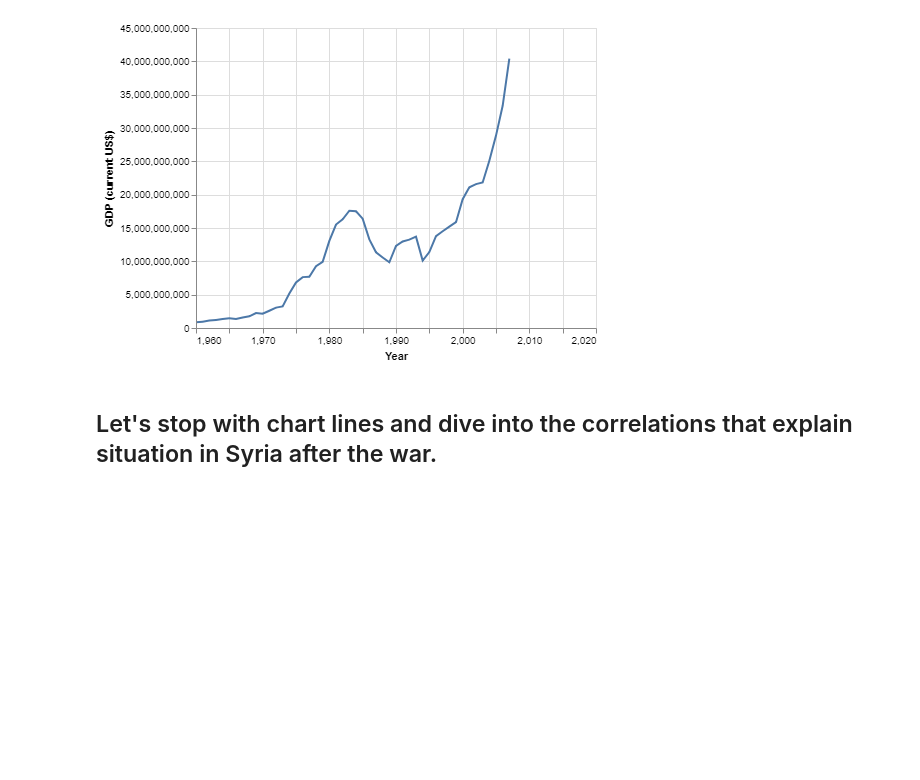
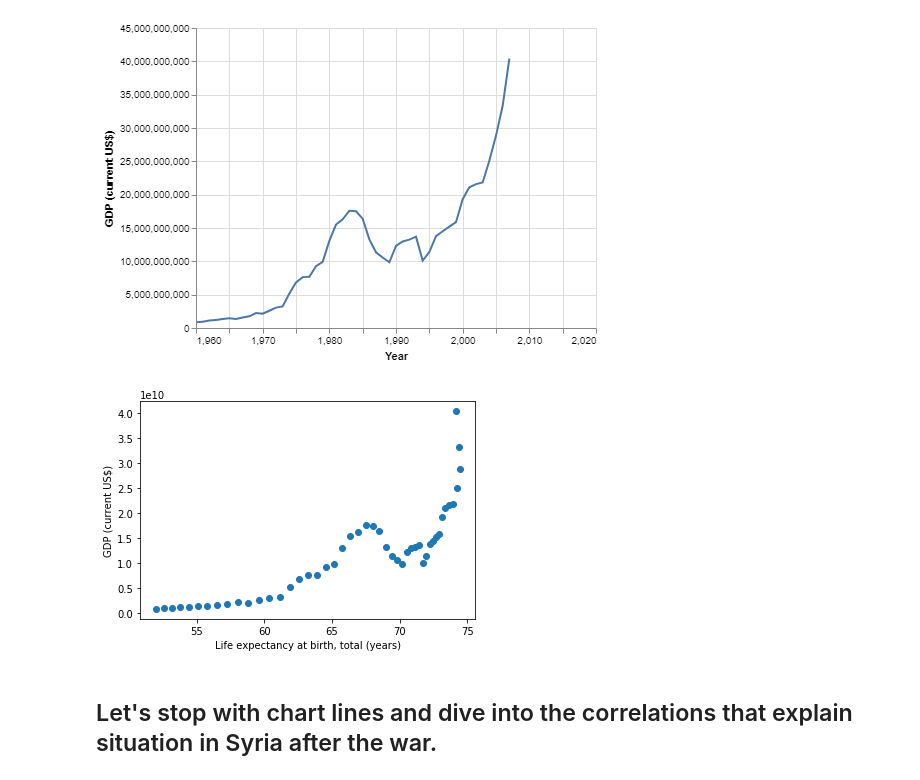
Before and after one commit to VicenteMolina/what-would-have-happened-if, a Jupyter notebook: Data_treatment.ipynb, the cells around one changed output. Drawn from its saved outputs; the diff is of its cells as text; code cells hidden in the pictures; blank space fills up the shorter version.

```diff
--- a/Data_treatment.ipynb
+++ b/Data_treatment.ipynb
@@ -220,6 +234,13 @@ alt.Chart(df_syria).mark_line().encode(
 # %% [output]
 <vega.vegalite.VegaLite at 0x...>
 [figure]
+# %%
+plt.scatter(df_syria["Life expectancy at birth, total (years)"],df_syria["GDP (current US$)"])
+plt.xlabel("Life expectancy at birth, total (years)")
+plt.ylabel("GDP (current US$)")
+plt.show()
+# %% [output]
+[figure, added]
 # %% [markdown]
 ## Let's stop with chart lines and dive into the correlations that explain situation in Syria after the war.
 # %%
```
Also changed, not shown: parts of 11 cells of this notebook.
